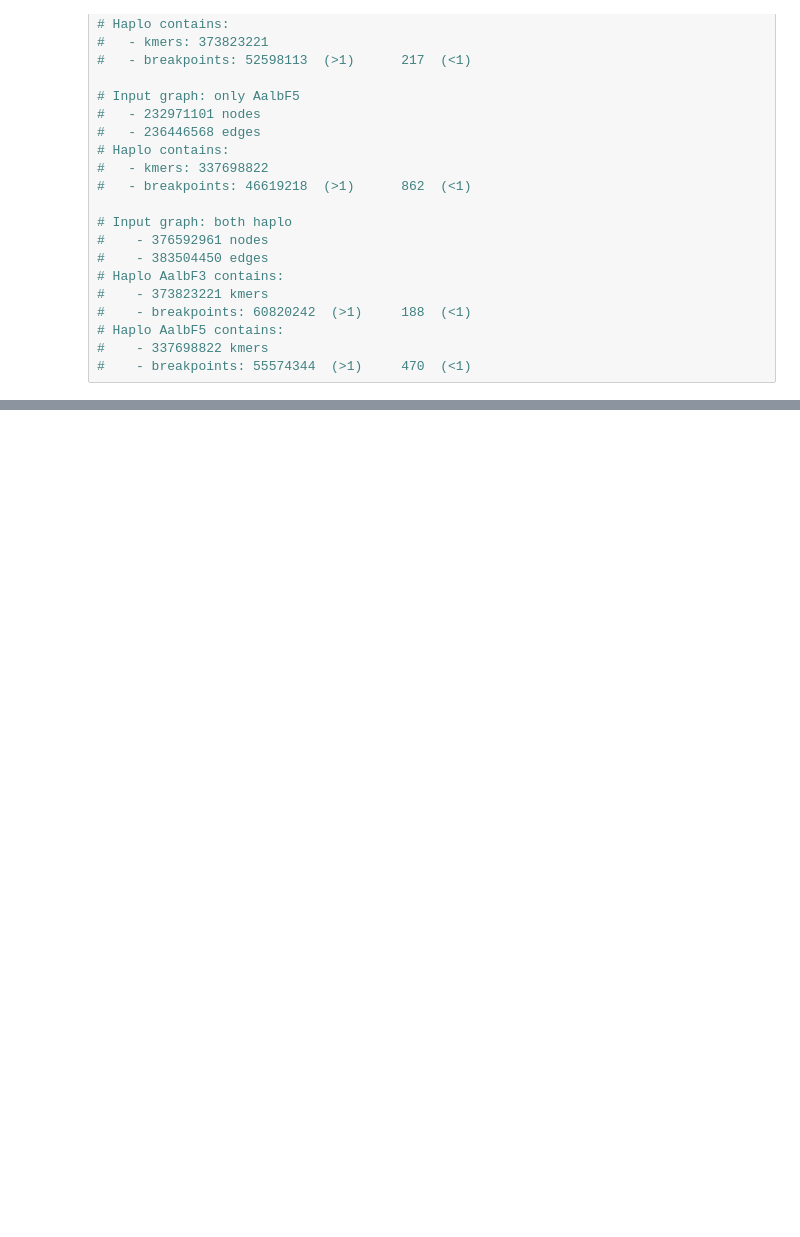
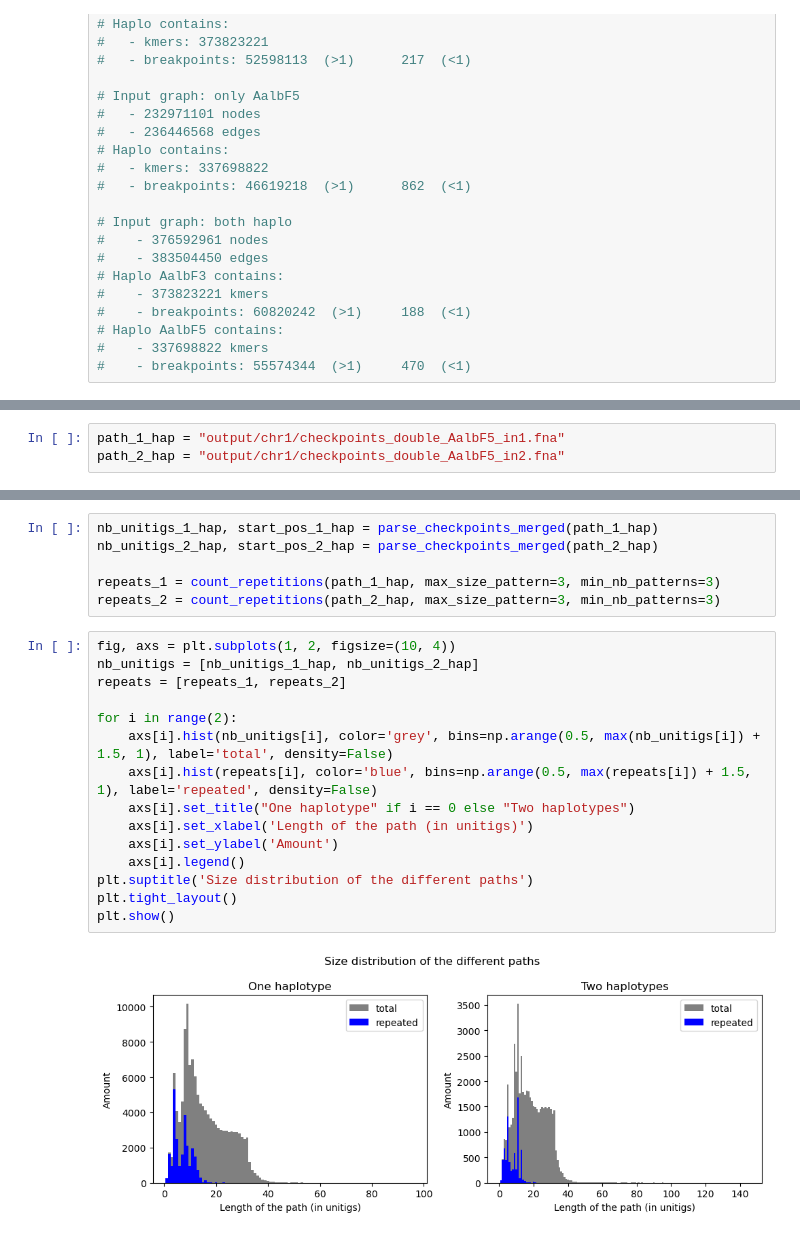
Before and after one commit to flopau76/dBG_project, a Jupyter notebook: data/notebook.ipynb, the cells around one changed output, grey strips where cells are left out. Drawn from its saved outputs; the diff is of its cells as text; blank space fills up the shorter version.

Commit message:
output analysis

```diff
--- a/data/notebook.ipynb
+++ b/data/notebook.ipynb
@@ -188,0 +147,3 @@ plt.show()
+# %%
+path_1_hap = "output/chr1/checkpoints_double_AalbF5_in1.fna"
+path_2_hap = "output/chr1/checkpoints_double_AalbF5_in2.fna"
@@ -188,0 +170,23 @@ plt.show()
+# %%
+nb_unitigs_1_hap, start_pos_1_hap = parse_checkpoints_merged(path_1_hap)
+nb_unitigs_2_hap, start_pos_2_hap = parse_checkpoints_merged(path_2_hap)
+
+repeats_1 = count_repetitions(path_1_hap, max_size_pattern=3, min_nb_patterns=3)
+repeats_2 = count_repetitions(path_2_hap, max_size_pattern=3, min_nb_patterns=3)
+# %%
+fig, axs = plt.subplots(1, 2, figsize=(10, 4))
+nb_unitigs = [nb_unitigs_1_hap, nb_unitigs_2_hap]
+repeats = [repeats_1, repeats_2]
+
+for i in range(2):
+    axs[i].hist(nb_unitigs[i], color='grey', bins=np.arange(0.5, max(nb_unitigs[i]) + 1.5, 1), label='total', density=False)
+    axs[i].hist(repeats[i], color='blue', bins=np.arange(0.5, max(repeats[i]) + 1.5, 1), label='repeated', density=False)
+    axs[i].set_title("One haplotype" if i == 0 else "Two haplotypes")
+    axs[i].set_xlabel('Length of the path (in unitigs)')
+    axs[i].set_ylabel('Amount')
+    axs[i].legend()
+plt.suptitle('Size distribution of the different paths')
+plt.tight_layout()
+plt.show()
+# %% [output]
+[figure, added]
```
Also changed, not shown: parts of 10 cells of this notebook.
